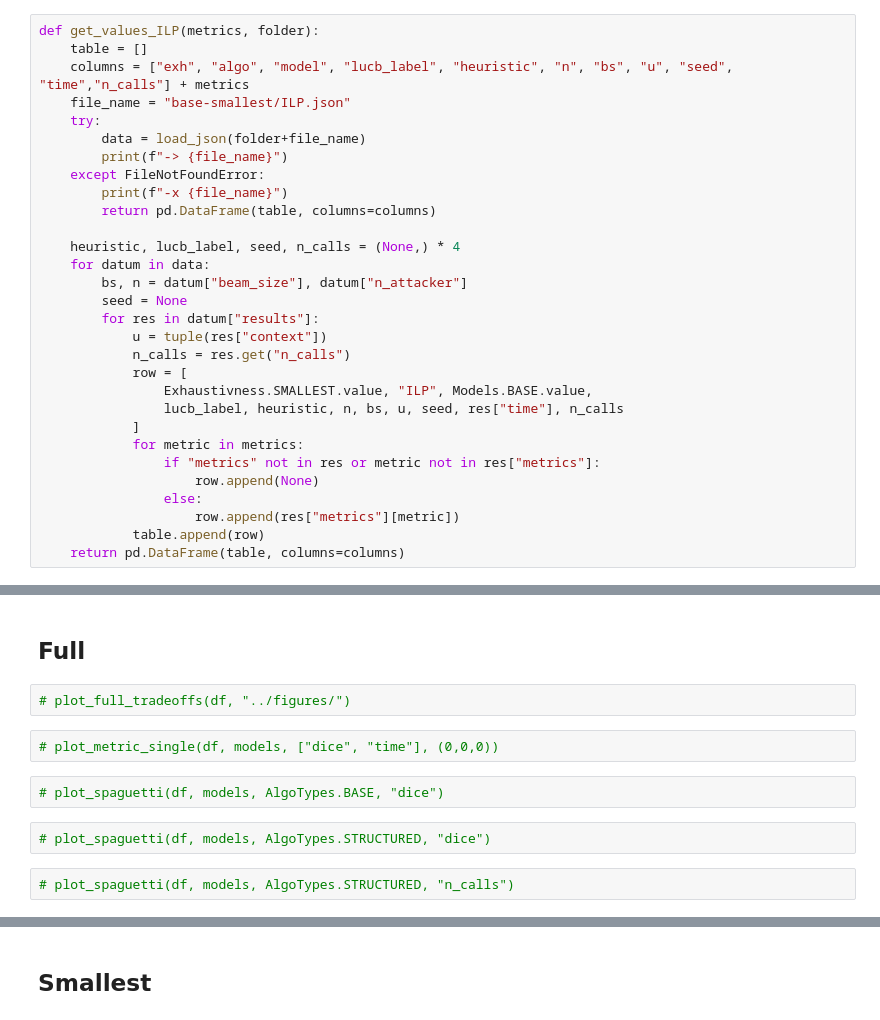
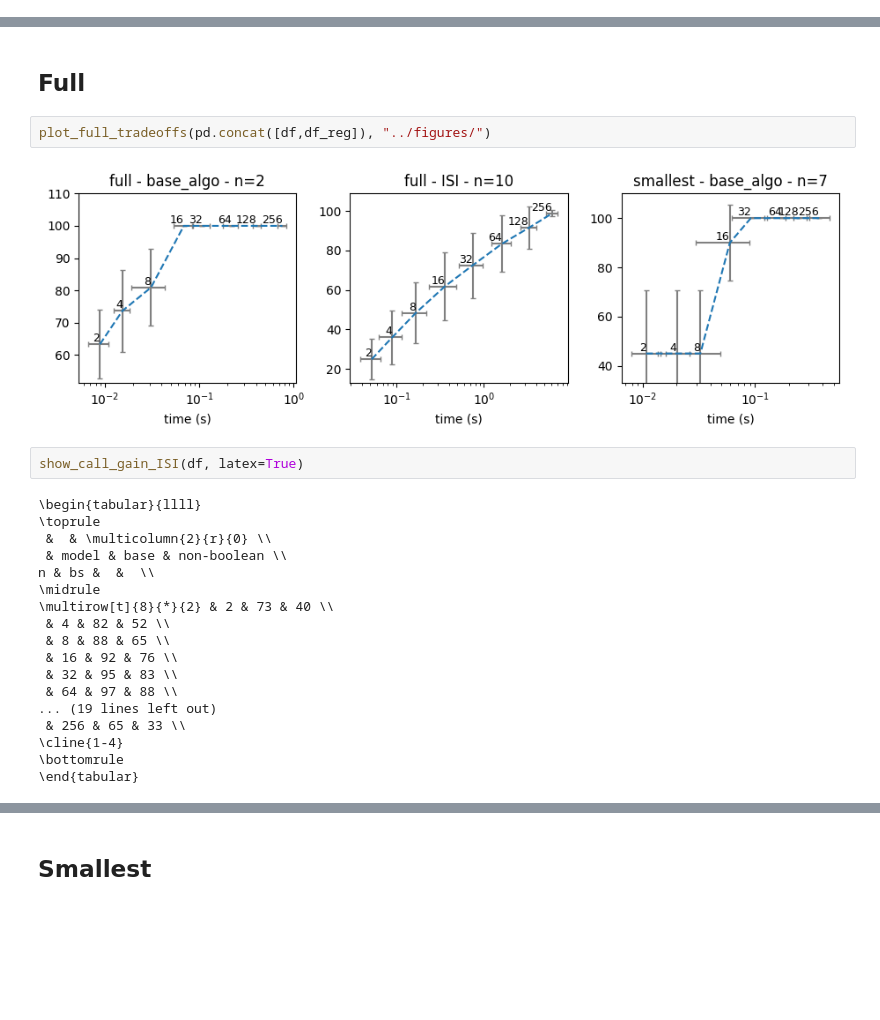
Before and after one commit to SamuelReyd/SearchingForCauses, a Jupyter notebook: src/Experiments.ipynb, the cells around one changed output, grey strips where cells are left out. Cells and saved outputs as stored; diff of their text form; blank space fills up the shorter version.

```diff
--- a/src/Experiments.ipynb
+++ b/src/Experiments.ipynb
@@ -67,30 +9,0 @@ def get_values(metrics, folder="results/"):
-# %%
-def get_values_ILP(metrics, folder):
-    table = []
-    columns = ["exh", "algo", "model", "lucb_label", "heuristic", "n", "bs", "u", "seed", "time","n_calls"] + metrics
-    file_name = "base-smallest/ILP.json"
-    try:
-        data = load_json(folder+file_name)
-        print(f"-> {file_name}")
-    except FileNotFoundError:
-        print(f"-x {file_name}")
-        return pd.DataFrame(table, columns=columns)
-
-    heuristic, lucb_label, seed, n_calls = (None,) * 4
-    for datum in data:
-        bs, n = datum["beam_size"], datum["n_attacker"]
-        seed = None
-        for res in datum["results"]:
-            u = tuple(res["context"])
-            n_calls = res.get("n_calls")
-            row = [
-                Exhaustivness.SMALLEST.value, "ILP", Models.BASE.value,
-                lucb_label, heuristic, n, bs, u, seed, res["time"], n_calls
-            ]
-            for metric in metrics:
-                if "metrics" not in res or metric not in res["metrics"]:
-                    row.append(None)
-                else:
-                    row.append(res["metrics"][metric])
-            table.append(row)
-    return pd.DataFrame(table, columns=columns)
@@ -548,12 +60,26 @@ def plot_times_structured(df):
 # %% [markdown]
 ## Full
-# %%
-# plot_full_tradeoffs(df, "../figures/")
-# %%
-# plot_metric_single(df, models, ["dice", "time"], (0,0,0))
-# %%
-# plot_spaguetti(df, models, AlgoTypes.BASE, "dice")
-# %%
-# plot_spaguetti(df, models, AlgoTypes.STRUCTURED, "dice")
-# %%
-# plot_spaguetti(df, models, AlgoTypes.STRUCTURED, "n_calls")
+# %%
+plot_full_tradeoffs(pd.concat([df,df_reg]), "../figures/")
+# %% [output]
+[figure, added]
+# %%
+show_call_gain_ISI(df, latex=True)
+# %% [output]
+\begin{tabular}{llll}
+\toprule
+ &  & \multicolumn{2}{r}{0} \\
+ & model & base & non-boolean \\
+n & bs &  &  \\
+\midrule
+\multirow[t]{8}{*}{2} & 2 & 73 & 40 \\
+ & 4 & 82 & 52 \\
+ & 8 & 88 & 65 \\
+ & 16 & 92 & 76 \\
+ & 32 & 95 & 83 \\
+ & 64 & 97 & 88 \\
+... (19 lines left out)
+ & 256 & 65 & 33 \\
+\cline{1-4}
+\bottomrule
+\end{tabular}
```
Also changed, not shown: parts of 42 cells of this notebook, 4 other files.
